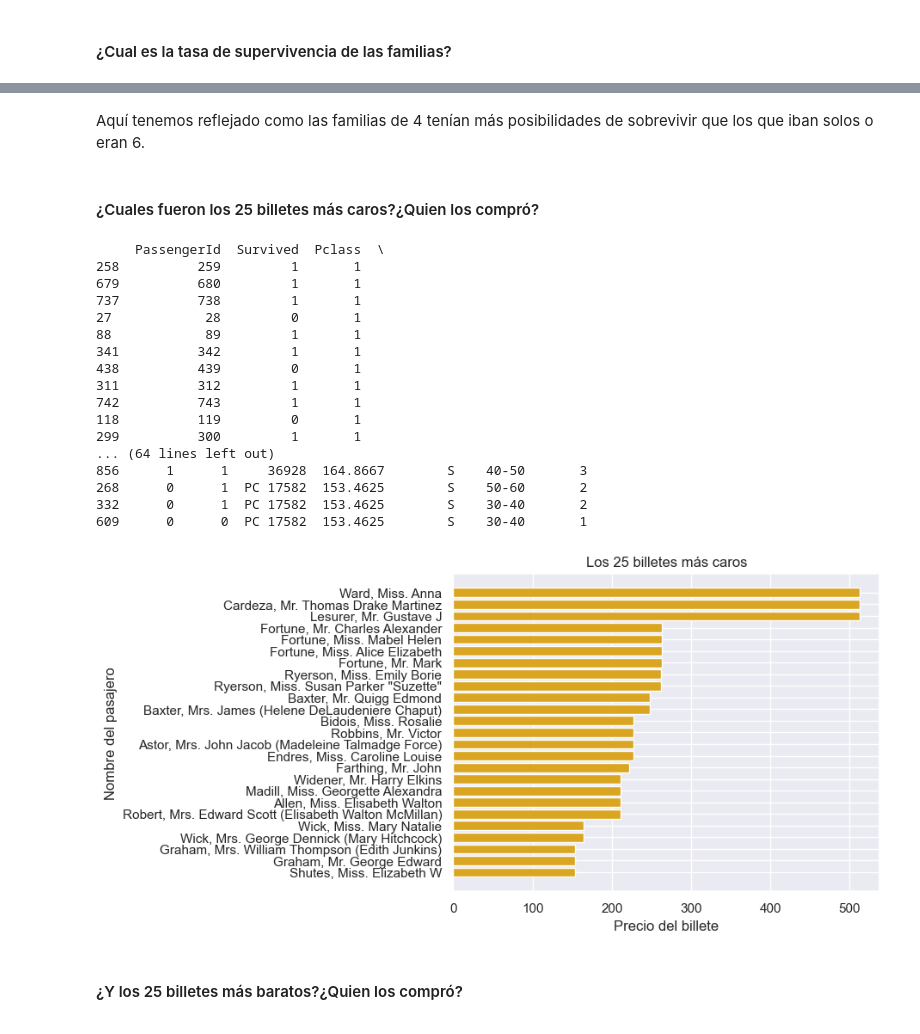
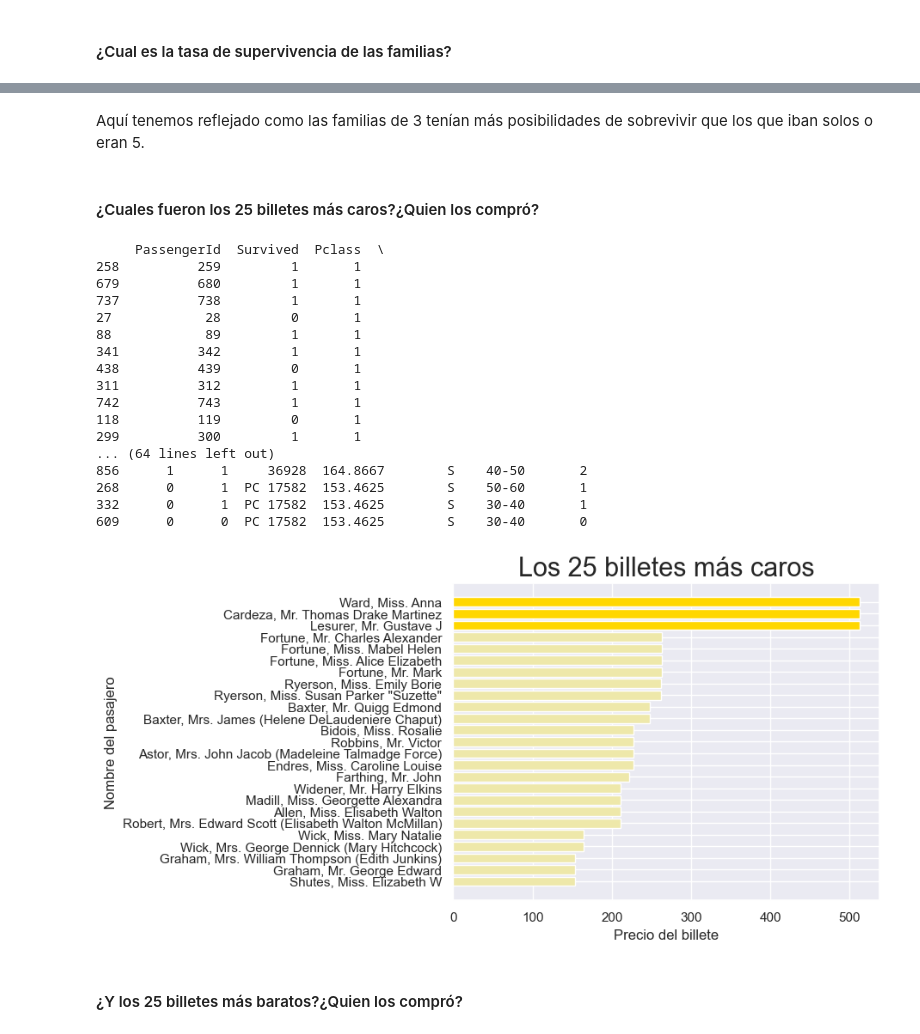
Before and after one commit to JaimeVecina/Ejercicio_Titanic_Proyecto, a Jupyter notebook: Ejercicio_Titanic.ipynb, the cells around one changed output, grey strips where cells are left out. Drawn from its saved outputs; the diff is of its cells as text; code cells hidden in the pictures.

```diff
--- a/Ejercicio_Titanic.ipynb
+++ b/Ejercicio_Titanic.ipynb
@@ -523,15 +478,16 @@ is_categorical_dtype is deprecated and will be removed in a future version. Use
 #### ¿Cual es la tasa de supervivencia de las familias?
 # %%
 # Calcular el tamaño de la familia
-df['Family'] = df['Parch'] + df['SibSp'] + 1
+df['Family'] = df['Parch'] + df['SibSp']
 
 # Calcular la tasa de supervivencia por tamaño de la familia
 Supervivientes_familia = df.groupby('Family')['Survived'].mean()
 
 # Visualizar la tasa de supervivencia por tamaño de la familia
 Supervivientes_familia.plot(kind='bar', figsize=(10, 5))
-plt.title('Tasa de supervivencia por tamaño de la familia a bordo')
+plt.title('Tasa de supervivencia por tamaño de la familia a bordo', fontsize=22)
 plt.xlabel('Tamaño de la familia')
 plt.ylabel('Tasa de supervivencia')
+plt.xticks(rotation=45)
 plt.show()
 # %% [output]
@@ -539,5 +495,5 @@ plt.show()
 # %% [markdown]
-Aquí tenemos reflejado como las familias de 4 tenían más posibilidades de sobrevivir que los que iban solos o eran 6.
+Aquí tenemos reflejado como las familias de 3 tenían más posibilidades de sobrevivir que los que iban solos o eran 5.
 # %% [markdown]
 #### ¿Cuales fueron los 25 billetes más caros?¿Quien los compró?
 # %%
@@ -557,20 +513,21 @@ print(billetes_mas_caros)
 118          119         0       1
 299          300         1       1
 ... (64 lines left out)
-856      1      1     36928  164.8667        S    40-50       3
-268      0      1  PC 17582  153.4625        S    50-60       2
-332      0      1  PC 17582  153.4625        S    30-40       2
-609      0      0  PC 17582  153.4625        S    30-40       1
+856      1      1     36928  164.8667        S    40-50       2
+268      0      1  PC 17582  153.4625        S    50-60       1
+332      0      1  PC 17582  153.4625        S    30-40       1
+609      0      0  PC 17582  153.4625        S    30-40       0
 # %%
 # Gráfico de barras horizontales
-plt.barh(billetes_mas_caros['Name'], billetes_mas_caros['Fare'], color='#DAA520') # Color dorado
+plt.barh(billetes_mas_caros['Name'], billetes_mas_caros['Fare'], color='#EEE8AA')
+plt.barh(billetes_mas_caros['Name'].iloc[:3], billetes_mas_caros['Fare'].iloc[:3], color='#FFD700')
 plt.xlabel('Precio del billete')
 plt.ylabel('Nombre del pasajero')
-plt.title('Los 25 billetes más caros')
+plt.title('Los 25 billetes más caros', fontsize=22)
 plt.gca().invert_yaxis()  # Invierto el eje para que aparezcan los más caros arriba
 plt.show()
 # %% [output]
-[figure, old version]
+[figure, new version]
 # %% [markdown]
 #### ¿Y los 25 billetes más baratos?¿Quien los compró?
 # %%
```
Also changed, not shown: parts of 46 cells of this notebook.
